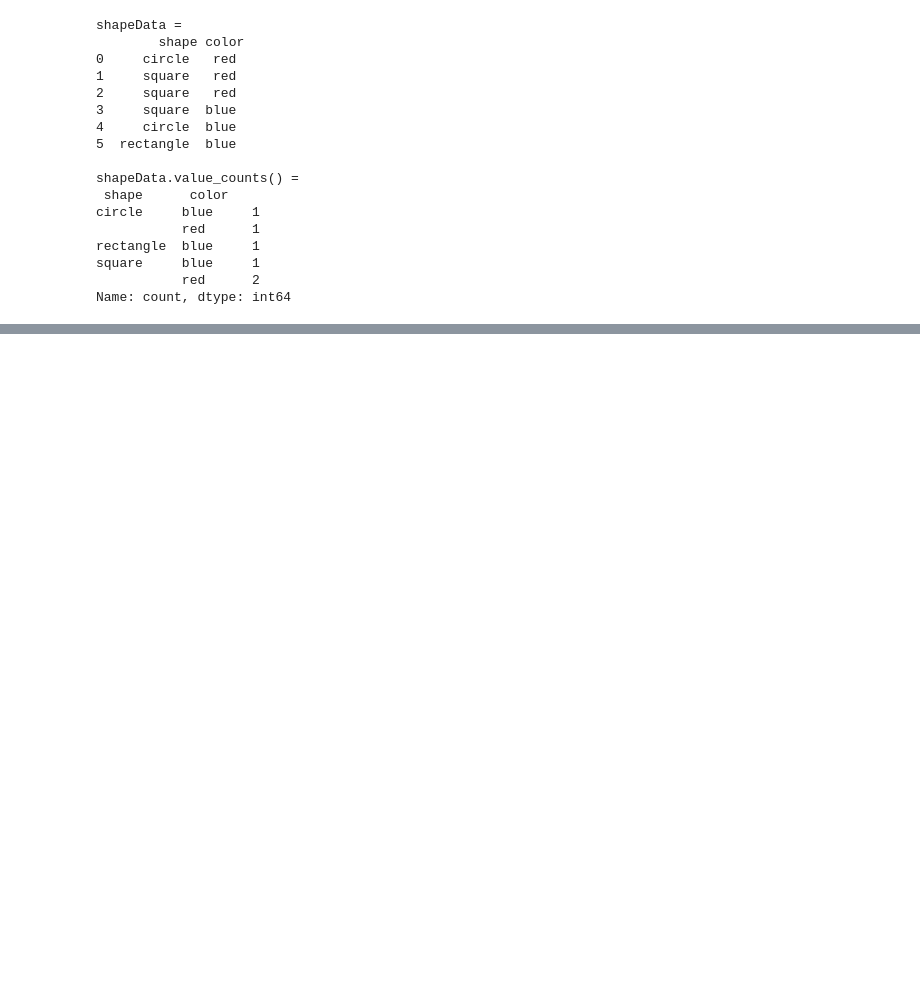
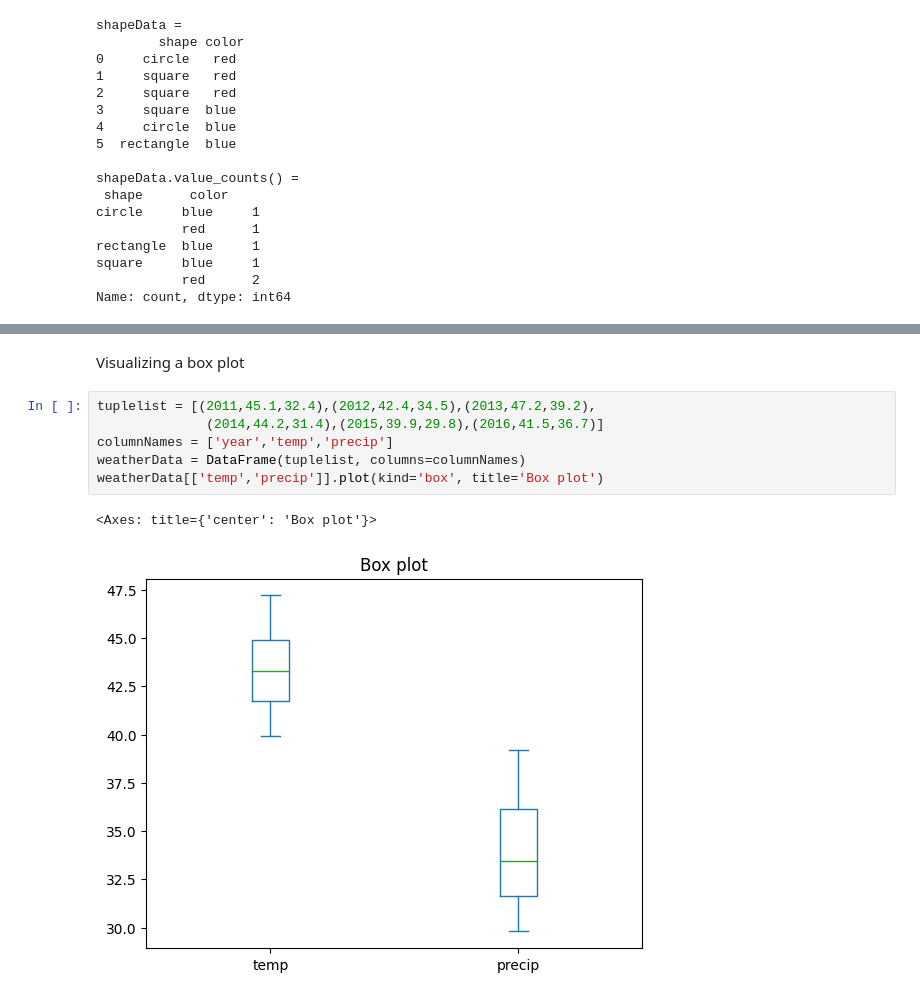
Before and after one commit to INFO-523-Exercises/intro-R-Python-avikalsingh1, a Jupyter notebook: Exercise1.ipynb, the cells around one changed output, grey strips where cells are left out. Drawn from its saved outputs; the diff is of its cells as text; blank space fills up the shorter version.

```diff
--- a/Exercise1.ipynb
+++ b/Exercise1.ipynb
@@ -1334,0 +1362,11 @@ Name: count, dtype: int64
+# %% [markdown]
+Visualizing a box plot
+# %%
+tuplelist = [(2011,45.1,32.4),(2012,42.4,34.5),(2013,47.2,39.2),
+              (2014,44.2,31.4),(2015,39.9,29.8),(2016,41.5,36.7)]
+columnNames = ['year','temp','precip']
+weatherData = DataFrame(tuplelist, columns=columnNames)
+weatherData[['temp','precip']].plot(kind='box', title='Box plot')
+# %% [output]
+<Axes: title={'center': 'Box plot'}>
+[figure, added]
```
Also changed, not shown: parts of 9 cells of this notebook.
